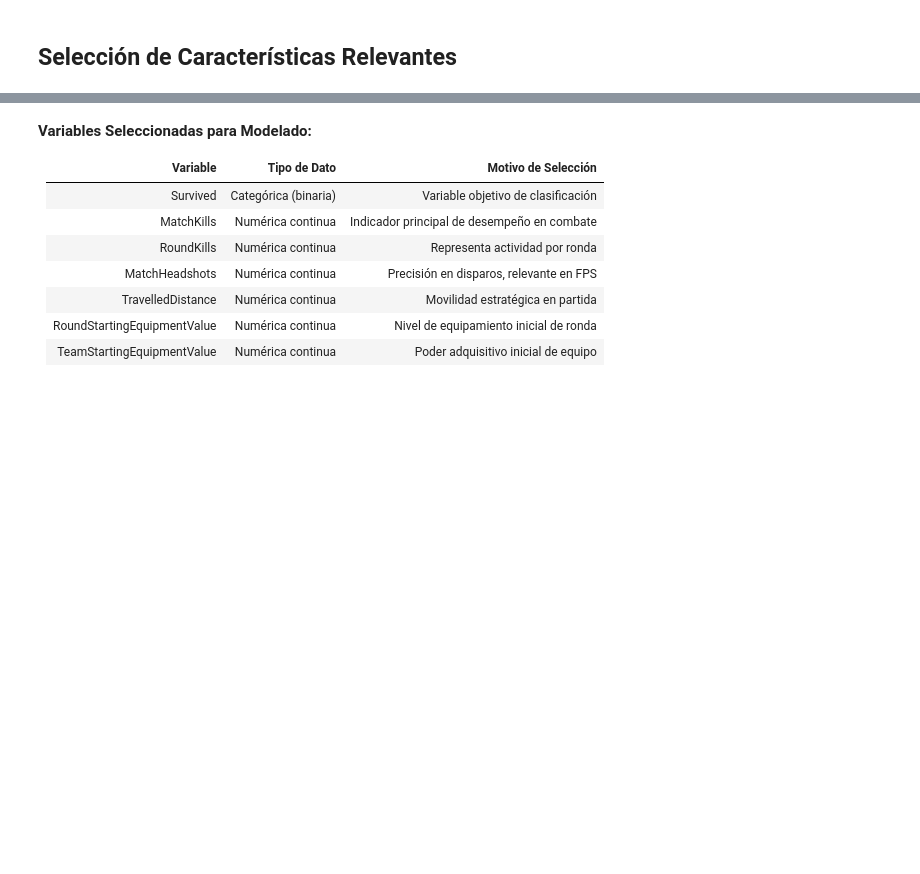
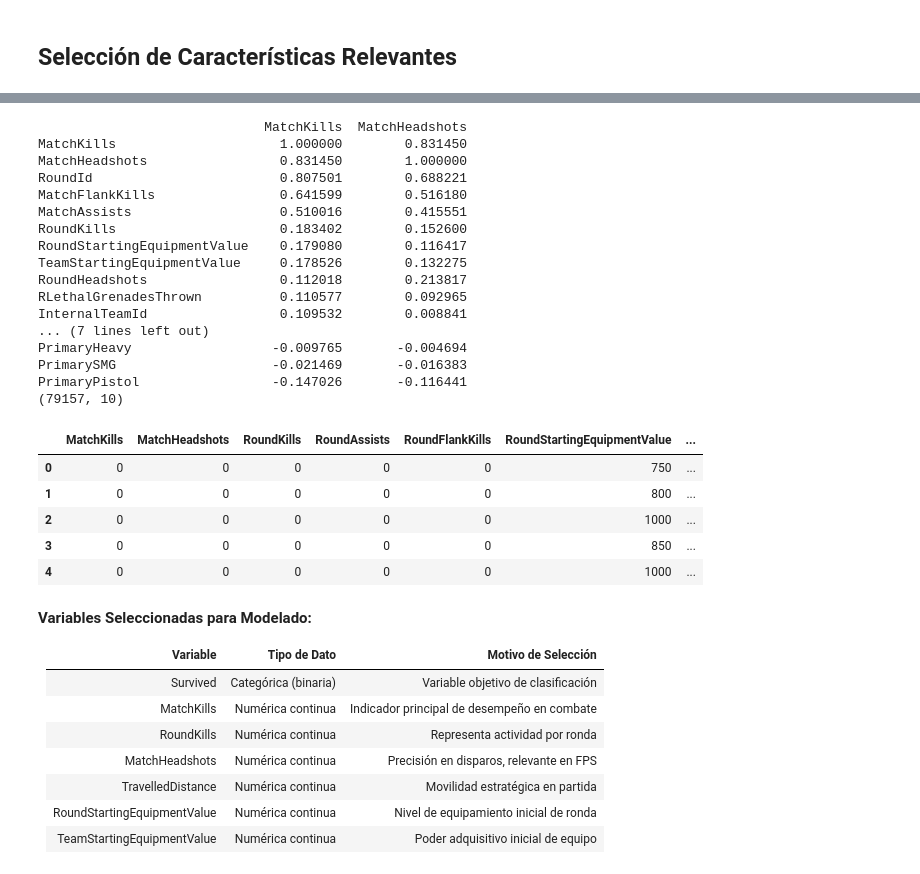
Before and after one commit to Antena19/FML-Trabajo_Semestral, a Jupyter notebook: Informe_ML_CatalinaNuñez_AngelinaMendoza_PalomaTamayo__FINAAL (2).ipynb, the cells around one changed output, grey strips where cells are left out. Saved outputs shown, nothing was run; the diff lists cells and outputs as text; code cells hidden in the pictures; blank space fills up the shorter version.

```diff
--- a/Informe_ML_CatalinaNuñez_AngelinaMendoza_PalomaTamayo__FINAAL (3).ipynb
+++ b/Informe_ML_CatalinaNuñez_AngelinaMendoza_PalomaTamayo__FINAAL (2).ipynb
@@ -820,3 +776,50 @@ RoundFlankKills                   NaN         NaN             NaN
+# %%
+# 1. Seleccionar solo las columnas numéricas
+numericas = df.select_dtypes(include=['number']).columns
+
+# 2. Calcular la matriz de correlaciones entre variables numéricas
+correlaciones = df[numericas].corr()
+
+# 3. Mostrar la correlación de 'MatchKills' y 'MatchHeadshots' (ya sin 'Survived')
+print(correlaciones[['MatchKills', 'MatchHeadshots']].sort_values(by='MatchKills', ascending=False))
+
+# 4. Definir la lista de variables relevantes para el modelo (sin 'Survived')
+features = ['MatchKills', 'MatchHeadshots', 'RoundKills', 'RoundAssists',
+            'RoundFlankKills', 'RoundStartingEquipmentValue', 'TeamStartingEquipmentValue',
+            'PrimaryAssaultRifle', 'PrimarySMG', 'TravelledDistance']
+
+# 5. Crear un nuevo DataFrame solo con las variables seleccionadas
+df_final = df[features]
+
+# 6. Imprimir la dimensión (filas y columnas) del nuevo dataset reducido
+print(df_final.shape)
+
+# 7. Mostrar las primeras filas del dataset final preparado
+display(df_final.head())
+# %% [output]
+                             MatchKills  MatchHeadshots
+MatchKills                     1.000000        0.831450
+MatchHeadshots                 0.831450        1.000000
+RoundId                        0.807501        0.688221
+MatchFlankKills                0.641599        0.516180
+MatchAssists                   0.510016        0.415551
+RoundKills                     0.183402        0.152600
+RoundStartingEquipmentValue    0.179080        0.116417
+TeamStartingEquipmentValue     0.178526        0.132275
+RoundHeadshots                 0.112018        0.213817
+RLethalGrenadesThrown          0.110577        0.092965
+InternalTeamId                 0.109532        0.008841
+... (7 lines left out)
+PrimaryHeavy                  -0.009765       -0.004694
+PrimarySMG                    -0.021469       -0.016383
+PrimaryPistol                 -0.147026       -0.116441
+(79157, 10)
+|  | MatchKills | MatchHeadshots | RoundKills | RoundAssists | RoundFlankKills | RoundStartingEquipmentValue | ... |
+| 0 | 0 | 0 | 0 | 0 | 0 | 750 | ... |
+| 1 | 0 | 0 | 0 | 0 | 0 | 800 | ... |
+| 2 | 0 | 0 | 0 | 0 | 0 | 1000 | ... |
+| 3 | 0 | 0 | 0 | 0 | 0 | 850 | ... |
+| 4 | 0 | 0 | 0 | 0 | 0 | 1000 | ... |
 # %% [markdown]
 **Variables Seleccionadas para Modelado:**
 
```
Also changed, not shown: parts of 6 cells of this notebook.
